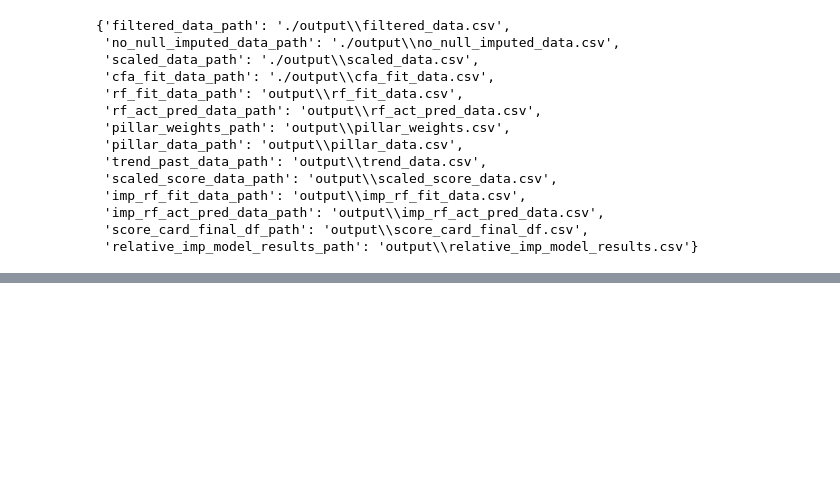
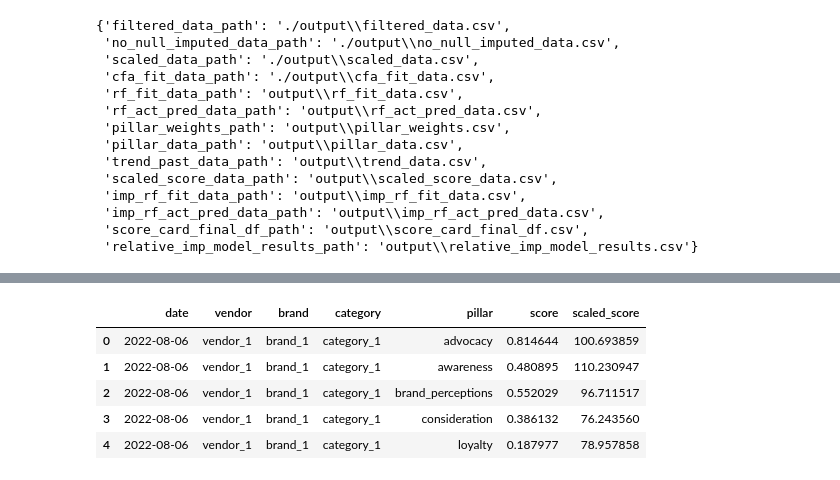
Before and after one commit to vks-varma/brandhub-capability, a Jupyter notebook: notebooks/scorecard_creation.ipynb, the cells around one changed output, grey strips where cells are left out. Cells and saved outputs as stored; diff of their text form; code cells hidden in the pictures; blank space fills up the shorter version.

```diff
--- a/notebooks/scorecard_creation.ipynb
+++ b/notebooks/scorecard_creation.ipynb
@@ -101,0 +129,9 @@ See the caveats in the documentation: https://pandas.pydata.org/pandas-docs/stab
+# %%
+scaled_score_data.head()
+# %% [output]
+|  | date | vendor | brand | category | pillar | score | scaled_score |
+| 0 | 2022-08-06 | vendor_1 | brand_1 | category_1 | advocacy | 0.814644 | 100.693859 |
+| 1 | 2022-08-06 | vendor_1 | brand_1 | category_1 | awareness | 0.480895 | 110.230947 |
+| 2 | 2022-08-06 | vendor_1 | brand_1 | category_1 | brand_perceptions | 0.552029 | 96.711517 |
+| 3 | 2022-08-06 | vendor_1 | brand_1 | category_1 | consideration | 0.386132 | 76.243560 |
+| 4 | 2022-08-06 | vendor_1 | brand_1 | category_1 | loyalty | 0.187977 | 78.957858 |
```
Also changed, not shown: parts of 7 cells of this notebook, 3 other files.
